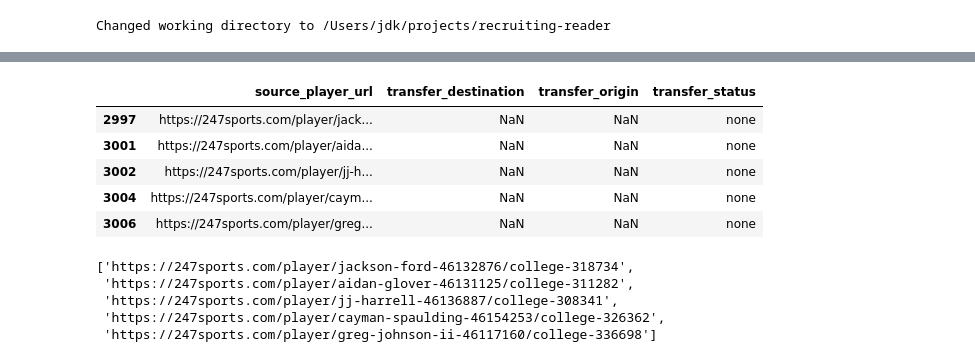
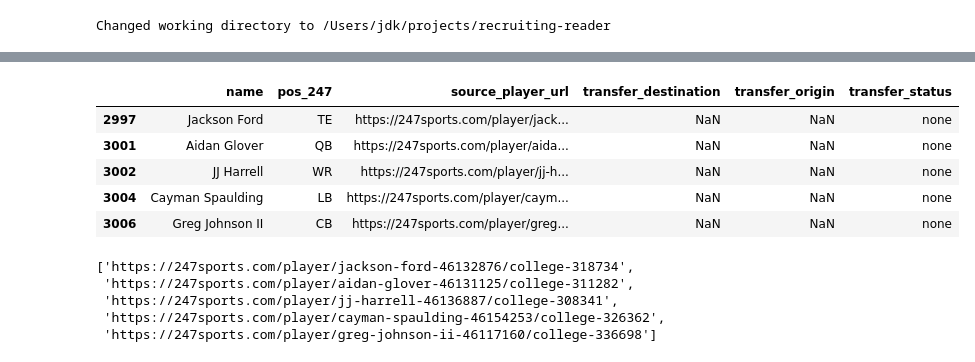
Before and after one commit to jdkincan/recruiting-reader, a Jupyter notebook: notebooks/test.ipynb, the cells around one changed output, grey strips where cells are left out. Saved outputs shown, nothing was run; the diff lists cells and outputs as text; code cells hidden in the pictures.

```diff
--- a/notebooks/test.ipynb
+++ b/notebooks/test.ipynb
@@ -29 +34,5 @@ driver = make_driver(headless=True)
+# %%
+portal_df_test = pd.read_csv("data/portal_2025_transfers_1218_run5.csv")
+portal_df_test['transfer_destination'] = portal_df_test['transfer_destination'].str.replace('amp;', '', regex=False)
+portal_df_test['transfer_origin'] = portal_df_test['transfer_origin'].str.replace('amp;', '', regex=False)
 # %% [markdown]
@@ -100,14 +104,14 @@ trouble_links = ['https://247sports.com/player/jackson-ford-46132876/college-318
  'https://247sports.com/player/greg-johnson-ii-46117160/college-336698']
 # %%
 display(portal_df_test[portal_df_test['transfer_origin'].isna()][
-    ['source_player_url', 'transfer_destination', 'transfer_origin', 'transfer_status']])
+    ['name', 'pos_247', 'source_player_url', 'transfer_destination', 'transfer_origin', 'transfer_status']])
 # %% [output]
-|  | source_player_url | transfer_destination | transfer_origin | transfer_status |
-| 2997 | https://247sports.com/player/jack... | NaN | NaN | none |
-| 3001 | https://247sports.com/player/aida... | NaN | NaN | none |
-| 3002 | https://247sports.com/player/jj-h... | NaN | NaN | none |
-| 3004 | https://247sports.com/player/caym... | NaN | NaN | none |
-| 3006 | https://247sports.com/player/greg... | NaN | NaN | none |
+|  | name | pos_247 | source_player_url | transfer_destination | transfer_origin | transfer_status |
+| 2997 | Jackson Ford | TE | https://247sports.com/player/jack... | NaN | NaN | none |
+| 3001 | Aidan Glover | QB | https://247sports.com/player/aida... | NaN | NaN | none |
+| 3002 | JJ Harrell | WR | https://247sports.com/player/jj-h... | NaN | NaN | none |
+| 3004 | Cayman Spaulding | LB | https://247sports.com/player/caym... | NaN | NaN | none |
+| 3006 | Greg Johnson II | CB | https://247sports.com/player/greg... | NaN | NaN | none |
 # %%
 display(portal_df_test[portal_df_test['transfer_origin'].isna()]['source_player_url'].tolist())
 # %% [output]
```
Also changed, not shown: parts of 19 cells of this notebook.
